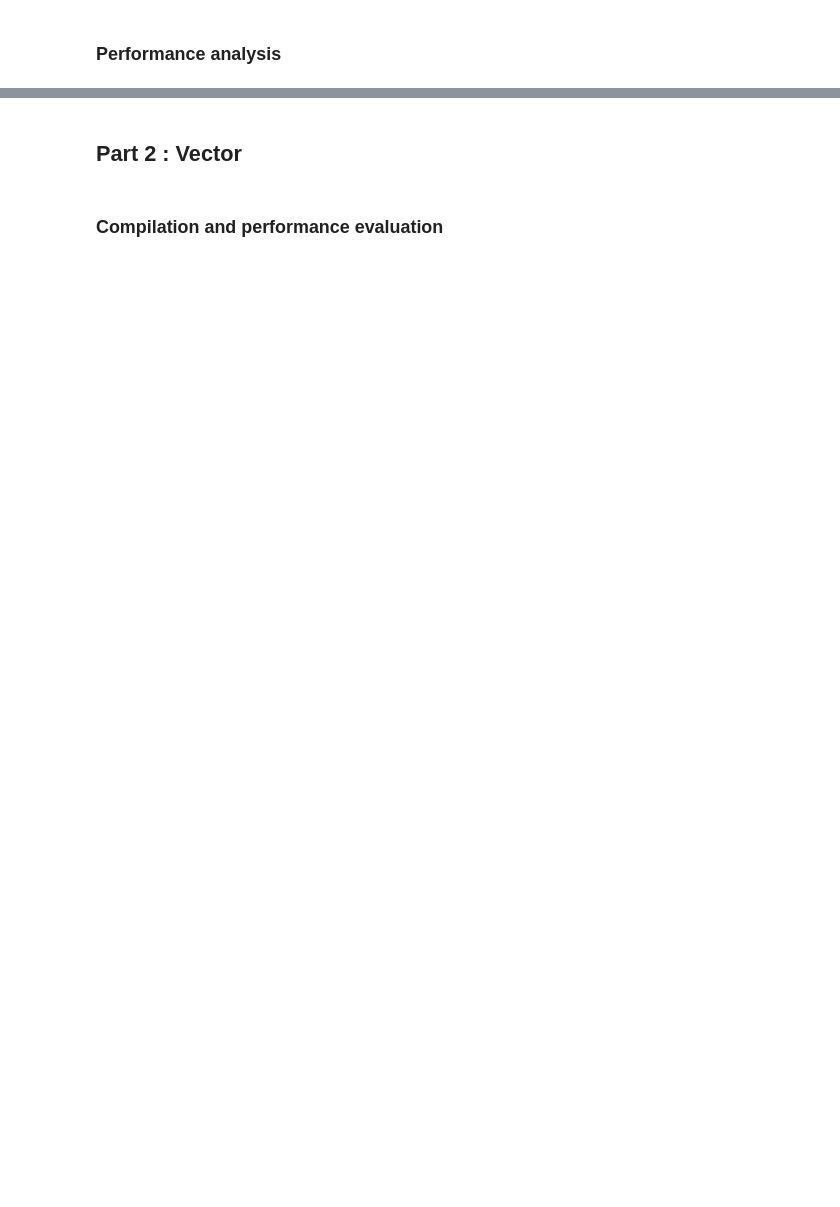
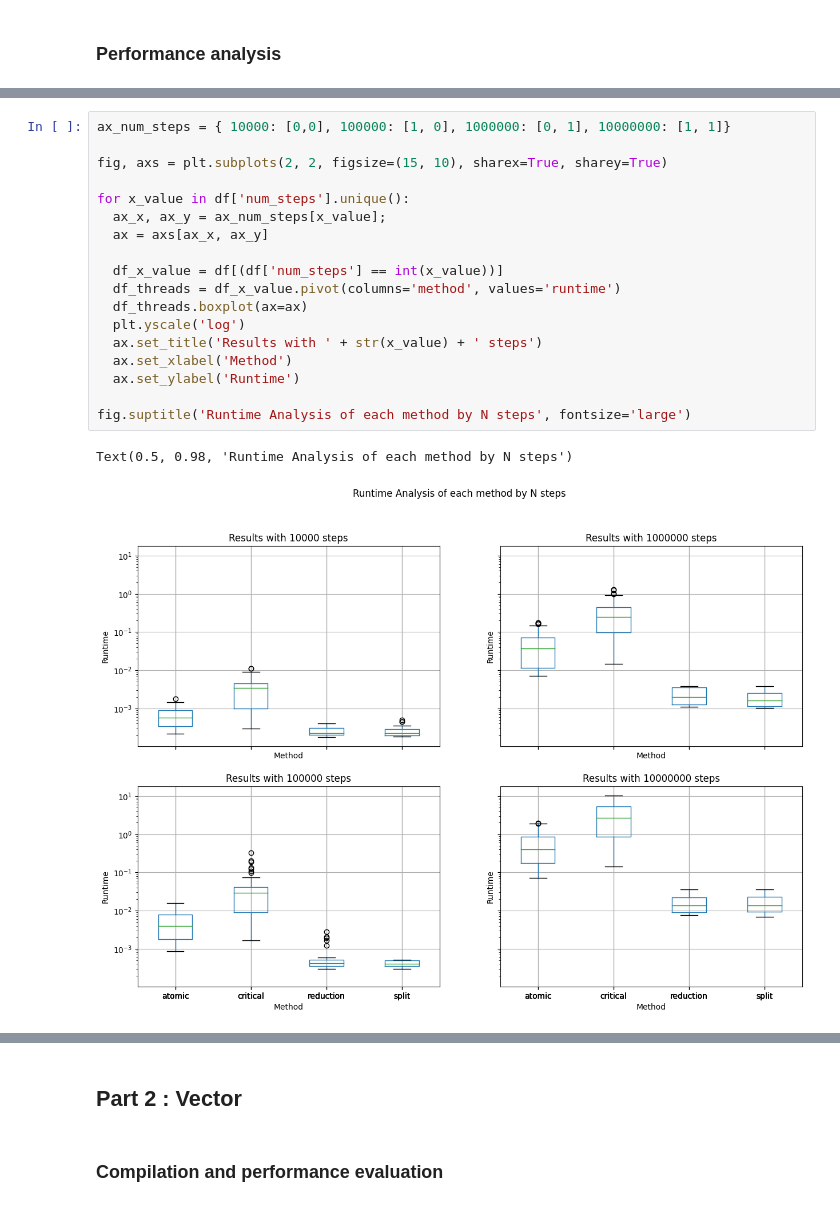
Before and after one commit to patriciobcs/multiprocessing-analysis, a Jupyter notebook: cuda/analysis.ipynb, the cells around one changed output, grey strips where cells are left out. Cells and saved outputs as stored; diff of their text form; blank space fills up the shorter version.

```diff
--- a/cuda/analysis.ipynb
+++ b/cuda/analysis.ipynb
@@ -53,0 +89,21 @@ plt.ylabel('Runtime')
+# %%
+ax_num_steps = { 10000: [0,0], 100000: [1, 0], 1000000: [0, 1], 10000000: [1, 1]}
+
+fig, axs = plt.subplots(2, 2, figsize=(15, 10), sharex=True, sharey=True)
+
+for x_value in df['num_steps'].unique():
+  ax_x, ax_y = ax_num_steps[x_value];
+  ax = axs[ax_x, ax_y]
+
+  df_x_value = df[(df['num_steps'] == int(x_value))]
+  df_threads = df_x_value.pivot(columns='method', values='runtime')
+  df_threads.boxplot(ax=ax)
+  plt.yscale('log')
+  ax.set_title('Results with ' + str(x_value) + ' steps')
+  ax.set_xlabel('Method')
+  ax.set_ylabel('Runtime')
+
+fig.suptitle('Runtime Analysis of each method by N steps', fontsize='large')
+# %% [output]
+Text(0.5, 0.98, 'Runtime Analysis of each method by N steps')
+[figure, added]
```
Also changed, not shown: parts of 16 cells of this notebook.
